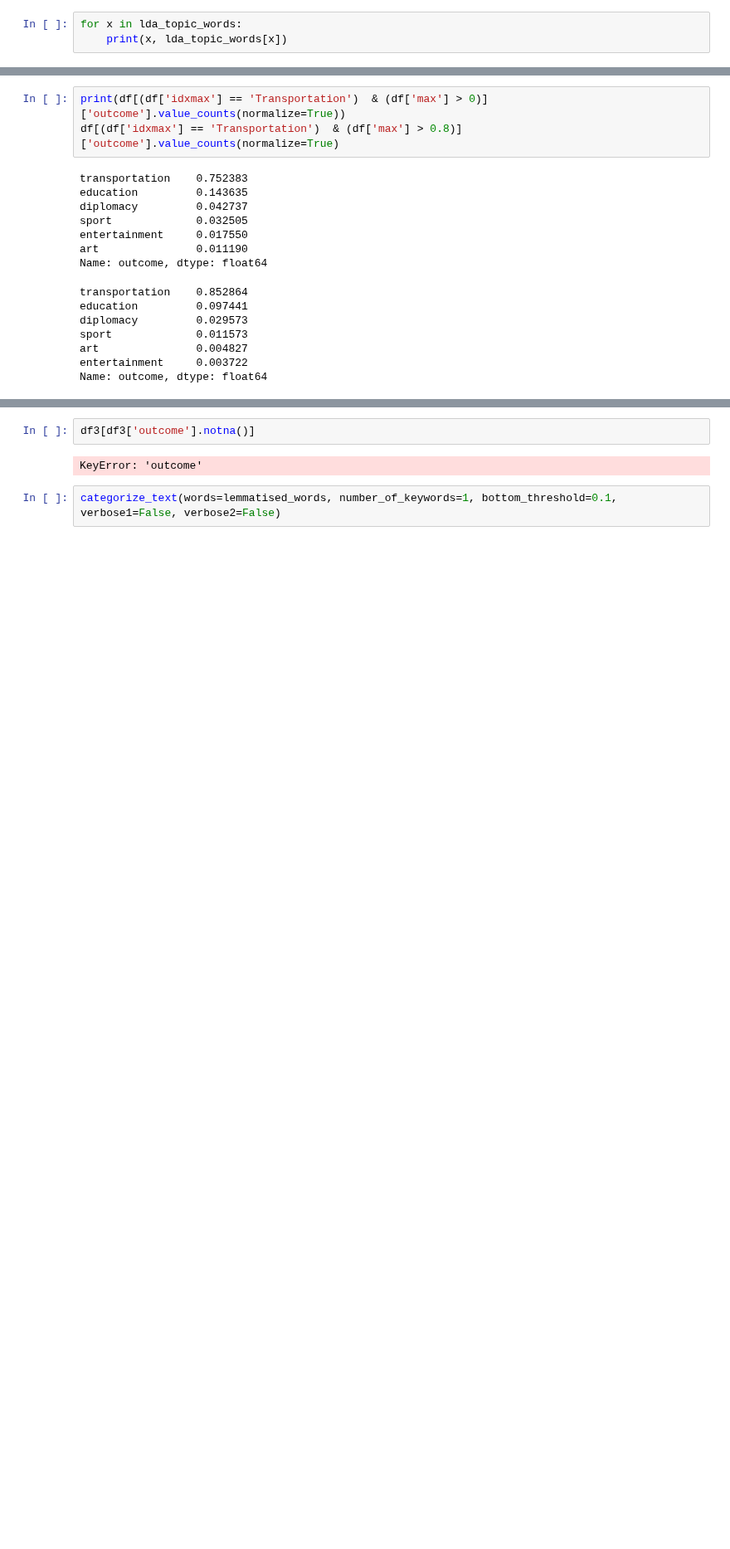
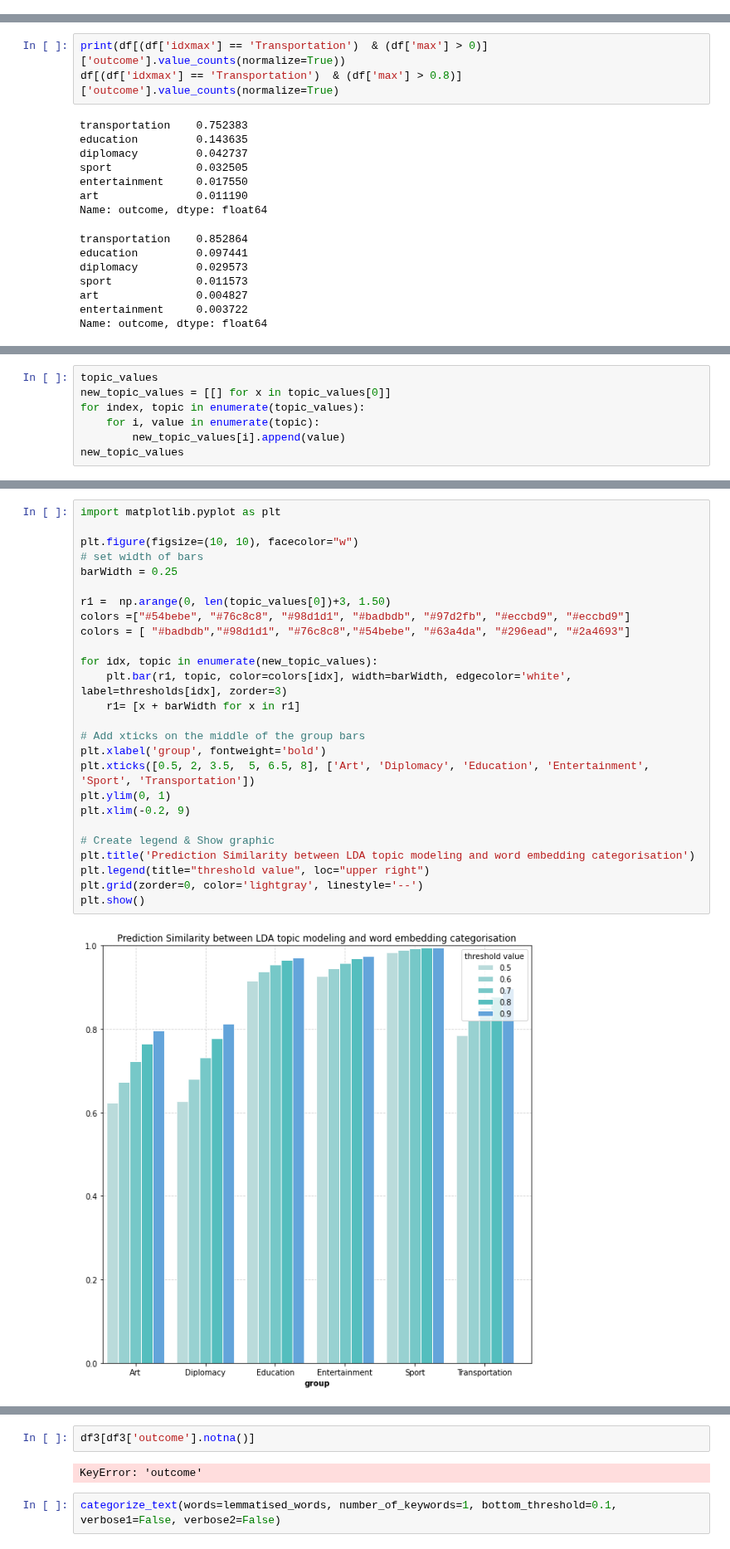
Before and after one commit to seriousdeejay/citynet, a Jupyter notebook: src/analyses/Diederik/Clean Code/3. Word Embedding Categorisation.ipynb, the cells around one changed output, grey strips where cells are left out. Shown at 83% size. Cells and saved outputs as stored; diff of their text form; blank space fills up the shorter version.

```diff
--- a/src/analyses/Diederik/Clean Code/3. Word Embedding Categorisation.ipynb
+++ b/src/analyses/Diederik/Clean Code/3. Word Embedding Categorisation.ipynb
@@ -182,5 +225,2 @@ lda_topic_words = {'diplomacy': diplomacy_words,
 # %% [markdown]
 ### Get Mean of the words from each category
-# %%
-for x in lda_topic_words:
-    print(x, lda_topic_words[x])
@@ -683,0 +846,7 @@ Name: outcome, dtype: float64
+# %%
+topic_values
+new_topic_values = [[] for x in topic_values[0]]
+for index, topic in enumerate(topic_values):
+    for i, value in enumerate(topic):
+        new_topic_values[i].append(value)
+new_topic_values
@@ -683,0 +875,28 @@ Name: outcome, dtype: float64
+# %%
+import matplotlib.pyplot as plt
+
+plt.figure(figsize=(10, 10), facecolor="w")
+# set width of bars
+barWidth = 0.25
+
+r1 =  np.arange(0, len(topic_values[0])+3, 1.50)
+colors =["#54bebe", "#76c8c8", "#98d1d1", "#badbdb", "#97d2fb", "#eccbd9", "#eccbd9"]
+colors = [ "#badbdb","#98d1d1", "#76c8c8","#54bebe", "#63a4da", "#296ead", "#2a4693"]
+
+for idx, topic in enumerate(new_topic_values):
+    plt.bar(r1, topic, color=colors[idx], width=barWidth, edgecolor='white', label=thresholds[idx], zorder=3)
+    r1= [x + barWidth for x in r1]
+
+# Add xticks on the middle of the group bars
+plt.xlabel('group', fontweight='bold')
+plt.xticks([0.5, 2, 3.5,  5, 6.5, 8], ['Art', 'Diplomacy', 'Education', 'Entertainment', 'Sport', 'Transportation'])
+plt.ylim(0, 1)
+plt.xlim(-0.2, 9)
+
+# Create legend & Show graphic
+plt.title('Prediction Similarity between LDA topic modeling and word embedding categorisation')
+plt.legend(title="threshold value", loc="upper right")
+plt.grid(zorder=0, color='lightgray', linestyle='--')
+plt.show()
+# %% [output]
+[figure, added]
```
Also changed, not shown: parts of 56 cells of this notebook.
